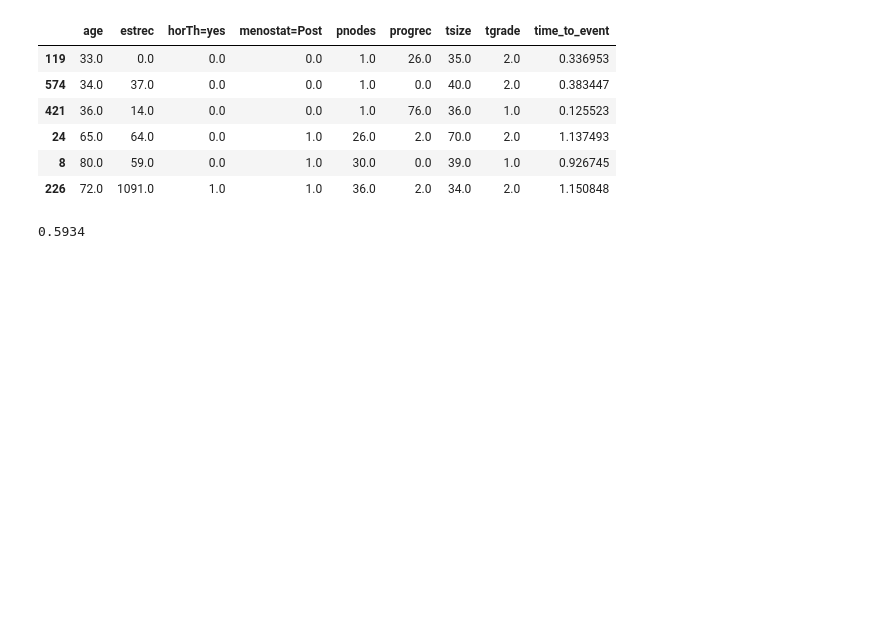
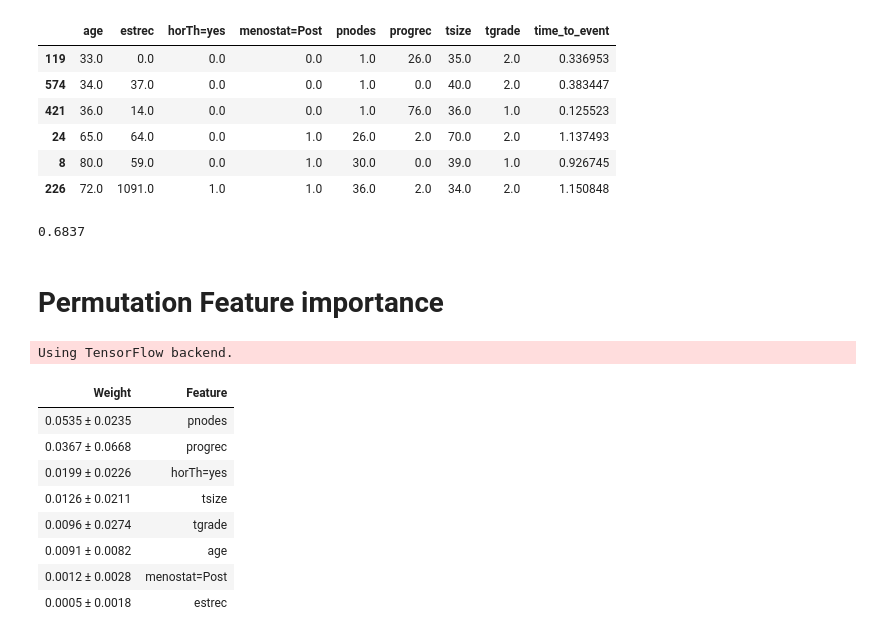
Before and after one commit to ritahoang94/survival-models-for-breast-cancer, a Jupyter notebook: Support_vector_machine_survival_model.ipynb, the cells around one changed output. Saved outputs shown, nothing was run; the diff lists cells and outputs as text; code cells hidden in the pictures; blank space fills up the shorter version.

```diff
--- a/Support_vector_machine_survival_model.ipynb
+++ b/Support_vector_machine_survival_model.ipynb
@@ -274,8 +274,28 @@ X_test_sel
 cindex = concordance_index_censored(
     y_test['cens'],
     y_test['time'],
-    -ref_estimator.predict(X_test),  # flip sign to obtain risk scores
+    estimator.predict(X_test),  # flip sign to obtain risk scores
 )
 print(round(cindex[0], 4))
 # %% [output]
-0.5934
+0.6837
+# %% [markdown]
+# Permutation Feature importance
+# %%
+import eli5
+from eli5.sklearn import PermutationImportance
+
+perm = PermutationImportance(estimator, n_iter=15, random_state=random_state)
+perm.fit(X_test, y_test)
+eli5.show_weights(perm, feature_names=Xt.columns.tolist())
+# %% [output]
+Using TensorFlow backend.
+| Weight | Feature |
+| 0.0535 ± 0.0235 | pnodes |
+| 0.0367 ± 0.0668 | progrec |
+| 0.0199 ± 0.0226 | horTh=yes |
+| 0.0126 ± 0.0211 | tsize |
+| 0.0096 ± 0.0274 | tgrade |
+| 0.0091 ± 0.0082 | age |
+| 0.0012 ± 0.0028 | menostat=Post |
+| 0.0005 ± 0.0018 | estrec |
```
